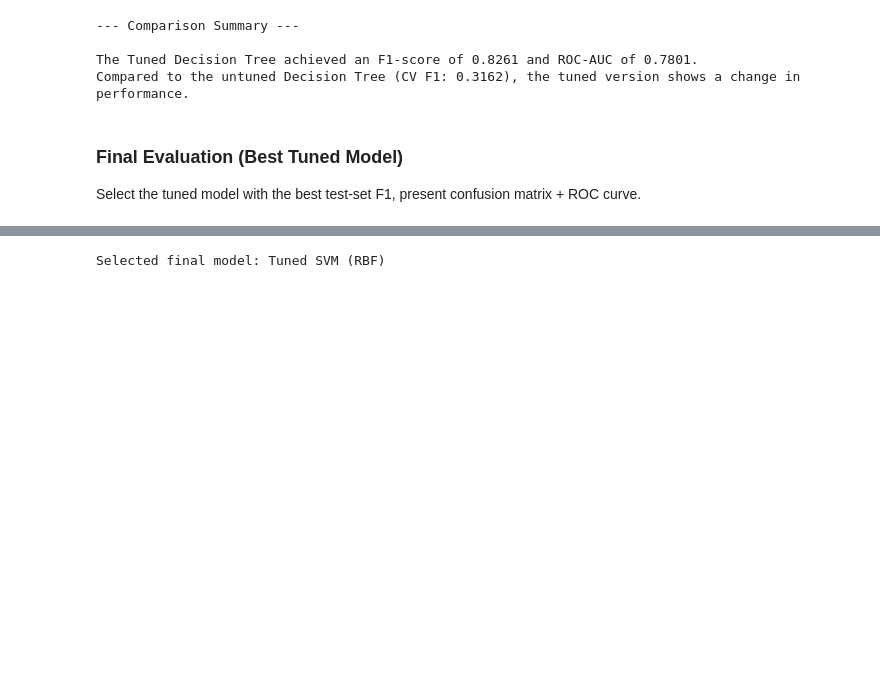
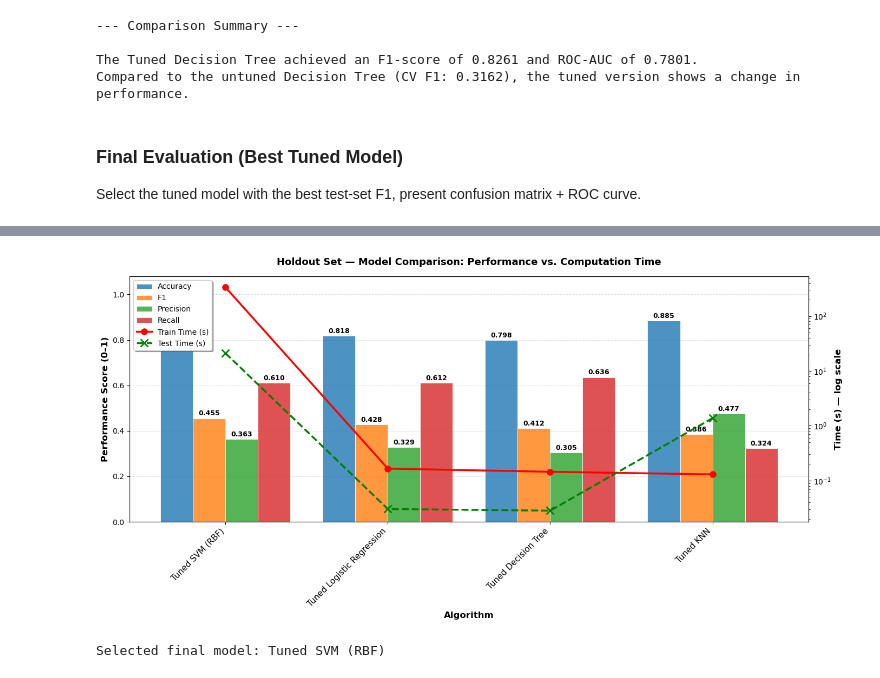
Before and after one commit to peanutenthusiast/symmetrical-fortnight, a Jupyter notebook: prompt_III.ipynb, the cells around one changed output, grey strips where cells are left out. Cells and saved outputs as stored; diff of their text form; code cells hidden in the pictures; blank space fills up the shorter version.

Commit message:
Fix holdout set comparison legend, add more key findings to readme, final markdown block in prompt 3

```diff
--- a/prompt_III.ipynb
+++ b/prompt_III.ipynb
@@ -971,3 +973,7 @@ test_df
+# %%
+create_improved_graph(test_df, 'final_tuned_models')
+# %% [output]
+[figure, added]
 # %%
 final_model_name = test_df.loc[0, "model"]
 final_base_name = final_model_name.replace("Tuned ", "")
```
Also changed, not shown: parts of 2 cells of this notebook, 3 other files.
